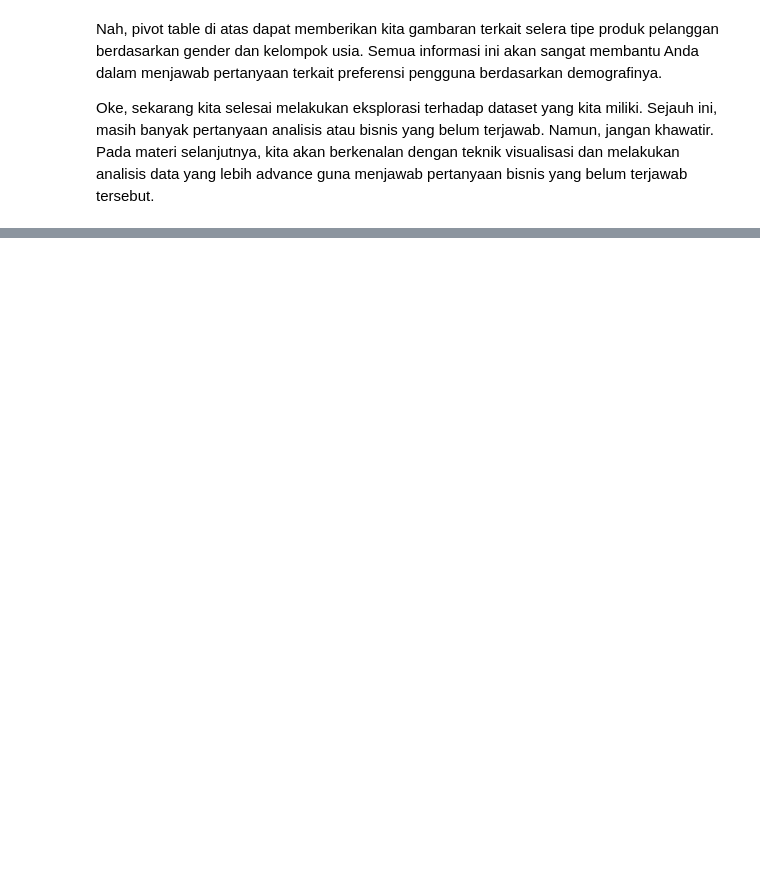
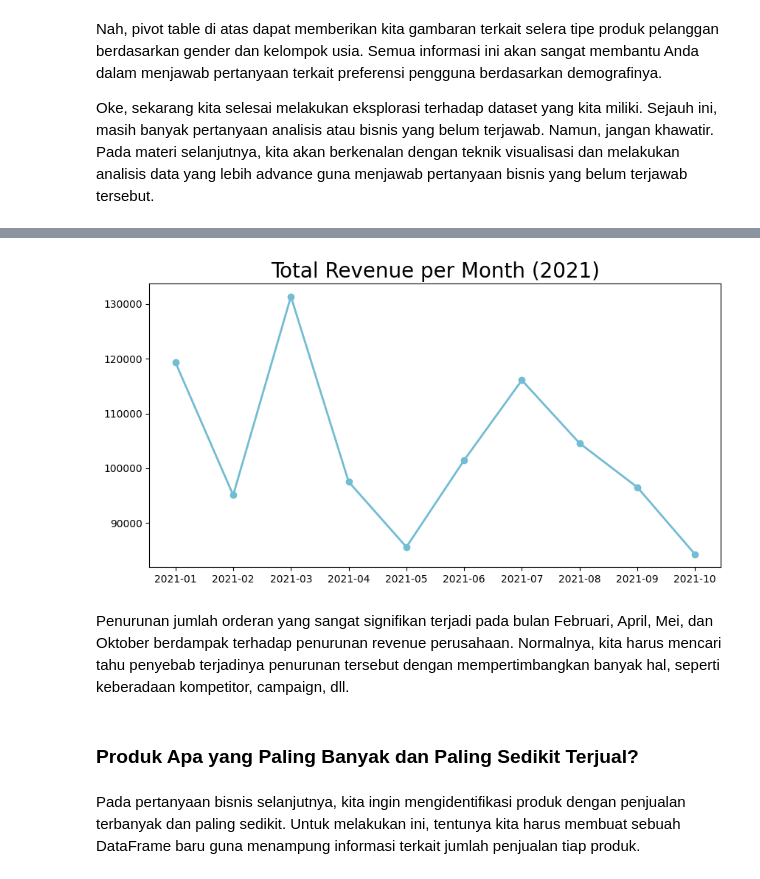
Before and after one commit to zhavei/proyek_analisis_data, a Jupyter notebook: exploratory_data_analysis.ipynb, the cells around one changed output, grey strips where cells are left out. Cells and saved outputs as stored; diff of their text form; code cells hidden in the pictures; blank space fills up the shorter version.

```diff
--- a/exploratory_data_analysis.ipynb
+++ b/exploratory_data_analysis.ipynb
@@ -530,0 +750,23 @@ memory usage: 39.2+ KB
+# %%
+plt.figure(figsize=(10, 5))
+plt.plot(
+    monthly_orders_df["order_date"],
+    monthly_orders_df["revenue"],
+    marker='o',
+    linewidth=2,
+    color="#72BCD4"
+)
+plt.title("Total Revenue per Month (2021)",
+          loc="center",
+          fontsize=20)
+plt.xticks(fontsize=10)
+plt.yticks(fontsize=10)
+plt.show()
+# %% [output]
+[figure, added]
+# %% [markdown]
+Penurunan jumlah orderan yang sangat signifikan terjadi pada bulan Februari, April, Mei, dan Oktober berdampak terhadap penurunan revenue perusahaan. Normalnya, kita harus mencari tahu penyebab terjadinya penurunan tersebut dengan mempertimbangkan banyak hal, seperti keberadaan kompetitor, campaign, dll.
+# %% [markdown]
+### Produk Apa yang Paling Banyak dan Paling Sedikit Terjual?
+# %% [markdown]
+Pada pertanyaan bisnis selanjutnya, kita ingin mengidentifikasi produk dengan penjualan terbanyak dan paling sedikit. Untuk melakukan ini, tentunya kita harus membuat sebuah DataFrame baru guna menampung informasi terkait jumlah penjualan tiap produk.
```
Also changed, not shown: parts of 34 cells of this notebook, 1 other file.
